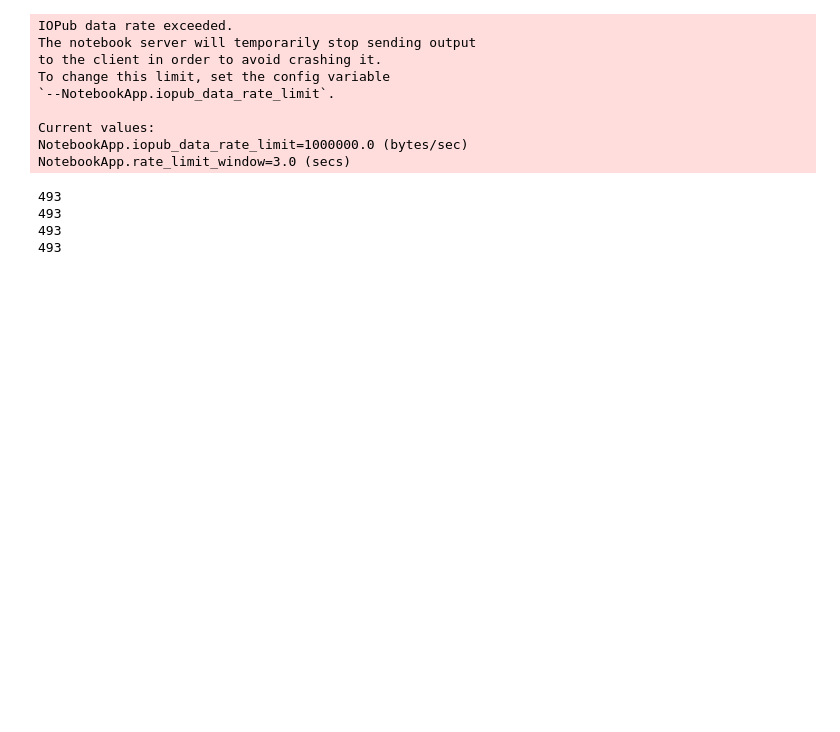
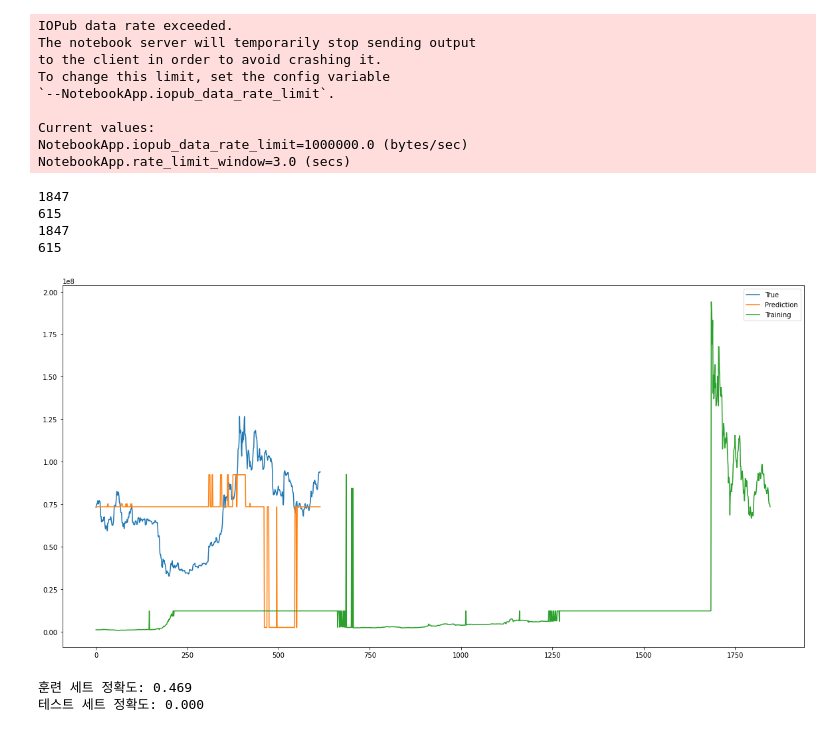
Before and after one commit to artistic100one/machinelearning, a Jupyter notebook: ML Project/Untitled2.ipynb, the cells around one changed output. Cells and saved outputs as stored; diff of their text form; code cells hidden in the pictures; blank space fills up the shorter version.

```diff
--- a/ML Project/Untitled2.ipynb
+++ b/ML Project/Untitled2.ipynb
@@ -117,7 +117,7 @@ print(prices)
 # %% [output]
 [495, 726, 859, 783, 767, 649, 566, 581, 530, 530, 580, 595, 648, 663, 664, 611, 613, 600, 597, 596, 622, 599, 600, 660, 690, 635, 690, 655, 663, 661, 643, 678, 690, 673, 661, 660, 655, 655, 650, 656, ...
 # %%
-seq_len = 2500
+seq_len = 1024
 # %%
 seq_prices = []
 pre_prices = []
@@ -139,32 +139,40 @@ Current values:
 NotebookApp.iopub_data_rate_limit=1000000.0 (bytes/sec)
 NotebookApp.rate_limit_window=3.0 (secs)
 # %%
-train_seq_prices = seq_prices[:int(len(seq_prices)*0.5)]
-train_pre_prices = pre_prices[:int(len(seq_prices)*0.5)]
-test_seq_prices = seq_prices[int(len(seq_prices)*0.5) + 1:]
-test_pre_prices = pre_prices[int(len(seq_prices)*0.5) + 1:]
+train_seq_prices = seq_prices[:int(len(seq_prices)*0.75)]
+train_pre_prices = pre_prices[:int(len(seq_prices)*0.75)]
+test_seq_prices = seq_prices[int(len(seq_prices)*0.75) + 1:]
+test_pre_prices = pre_prices[int(len(seq_prices)*0.75) + 1:]
 
 print(len(train_pre_prices))
 print(len(test_pre_prices))
 print(len(train_seq_prices))
 print(len(test_seq_prices))
 # %% [output]
-493
-493
-493
-493
+1847
+615
+1847
+615
 # %%
-rfc = RandomForestClassifier(max_depth=12, n_estimators=1000)
+rfc = RandomForestClassifier(max_depth=9, n_estimators=300)
 rfc.fit(train_seq_prices, train_pre_prices)
 
 pred = rfc.predict(test_seq_prices)
+pred_train = rfc.predict(train_seq_prices)
 
 fig = plt.figure(facecolor='white', figsize=(20, 10))
 ax = fig.add_subplot(111)
 ax.plot(test_pre_prices, label='True')
 ax.plot(pred, label='Prediction')
+ax.plot(pred_train, label='Training')
 ax.legend()
 plt.show()
+# %% [output]
+[figure, added]
 # %%
+print("훈련 세트 정확도: {:.3f}".format(rfc.score(train_seq_prices, train_pre_prices)))
 print("테스트 세트 정확도: {:.3f}".format(rfc.score(test_seq_prices, test_pre_prices)))
+# %% [output]
+훈련 세트 정확도: 0.469
+테스트 세트 정확도: 0.000
 # %%
```
Also changed, not shown: parts of 11 cells of this notebook, 2 other files.
